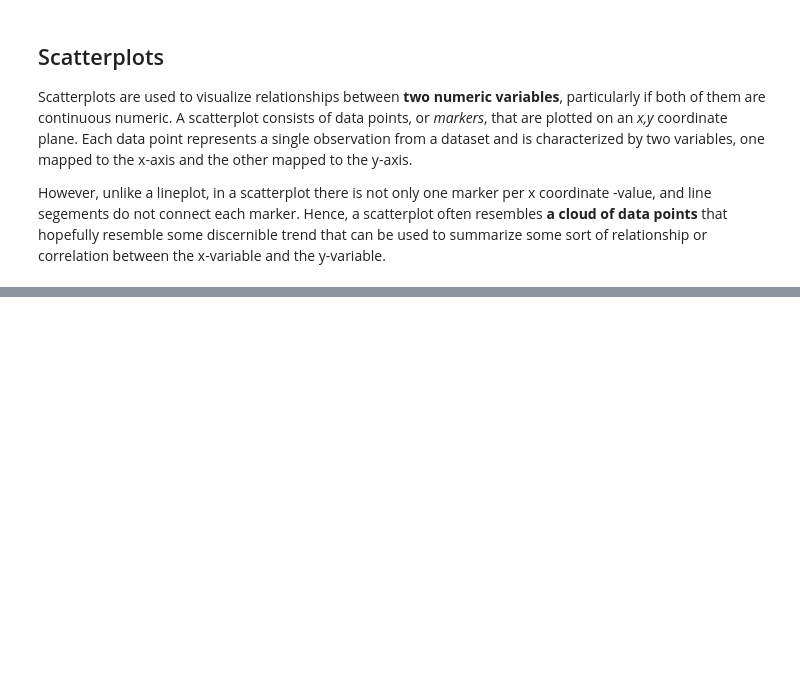
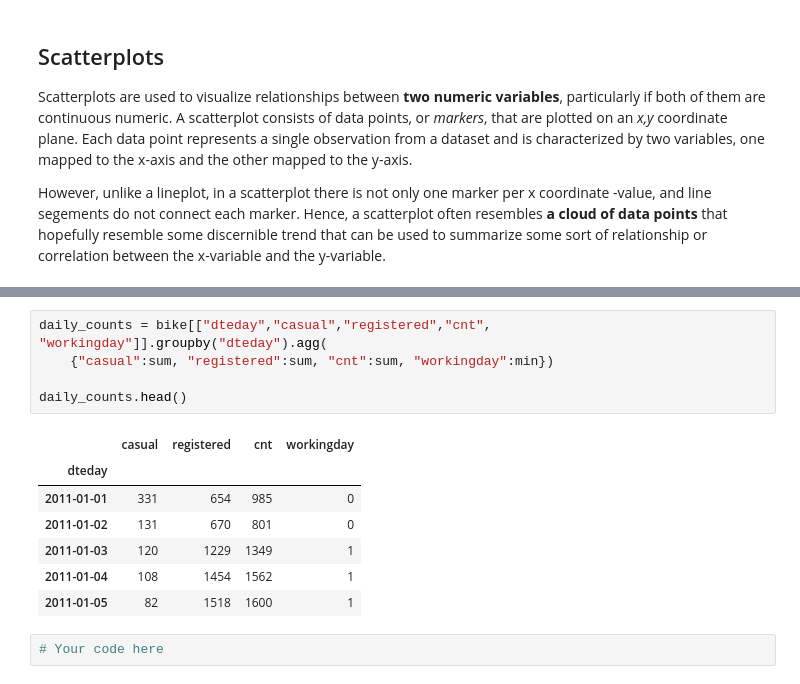
Before and after one commit to SUSA-org/Fall-2019-Career-Exploration, a Jupyter notebook: Lectures/Lecture4/Data_Visualization.ipynb, the cells around one changed output, grey strips where cells are left out. Saved outputs shown, nothing was run; the diff lists cells and outputs as text; blank space fills up the shorter version.

```diff
--- a/Lectures/Lecture4/Data_Visualization.ipynb
+++ b/Lectures/Lecture4/Data_Visualization.ipynb
@@ -192,0 +274,15 @@ Similar to `plt.plot()`, the `x_values` and `y_values` can be either in the form
+# %%
+daily_counts = bike[["dteday","casual","registered","cnt", "workingday"]].groupby("dteday").agg(
+    {"casual":sum, "registered":sum, "cnt":sum, "workingday":min})
+
+daily_counts.head()
+# %% [output]
+|  | casual | registered | cnt | workingday |
+| dteday |  |  |  |  |
+| 2011-01-01 | 331 | 654 | 985 | 0 |
+| 2011-01-02 | 131 | 670 | 801 | 0 |
+| 2011-01-03 | 120 | 1229 | 1349 | 1 |
+| 2011-01-04 | 108 | 1454 | 1562 | 1 |
+| 2011-01-05 | 82 | 1518 | 1600 | 1 |
+# %%
+# Your code here
```
Also changed, not shown: parts of 36 cells of this notebook, 1 other file.
